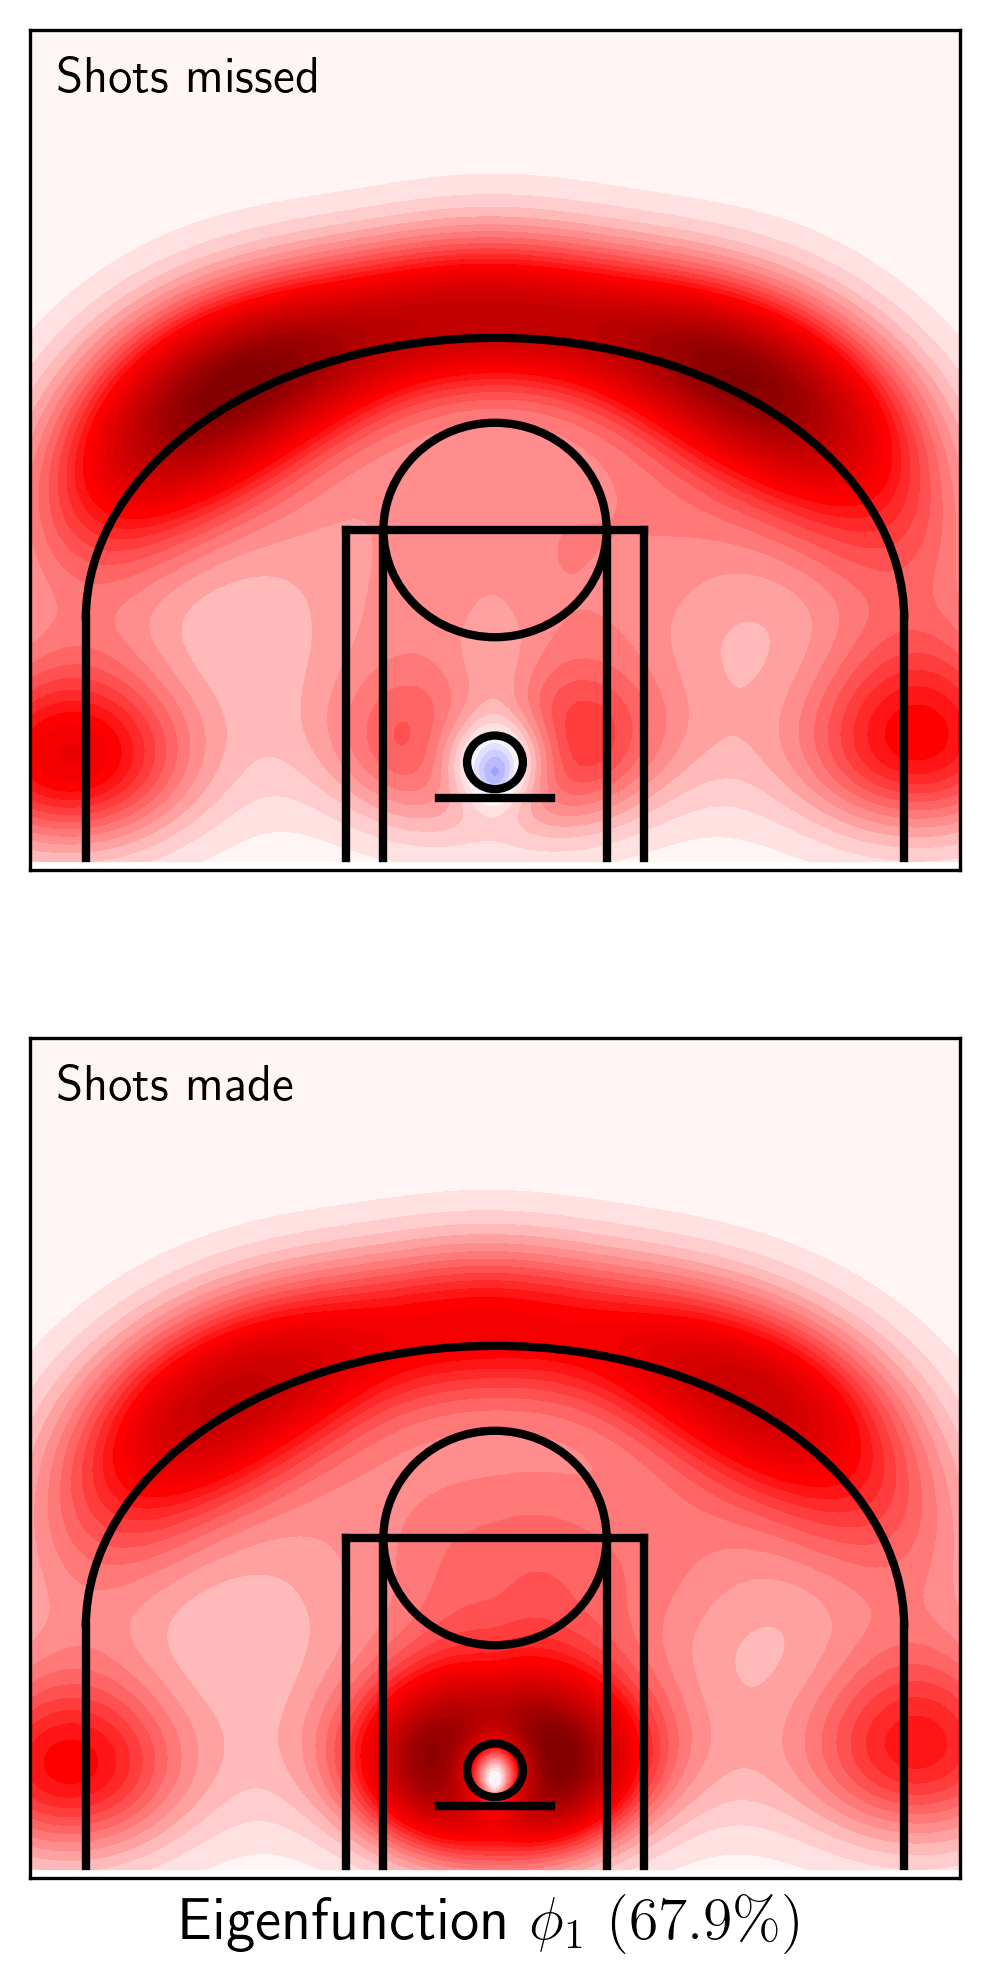
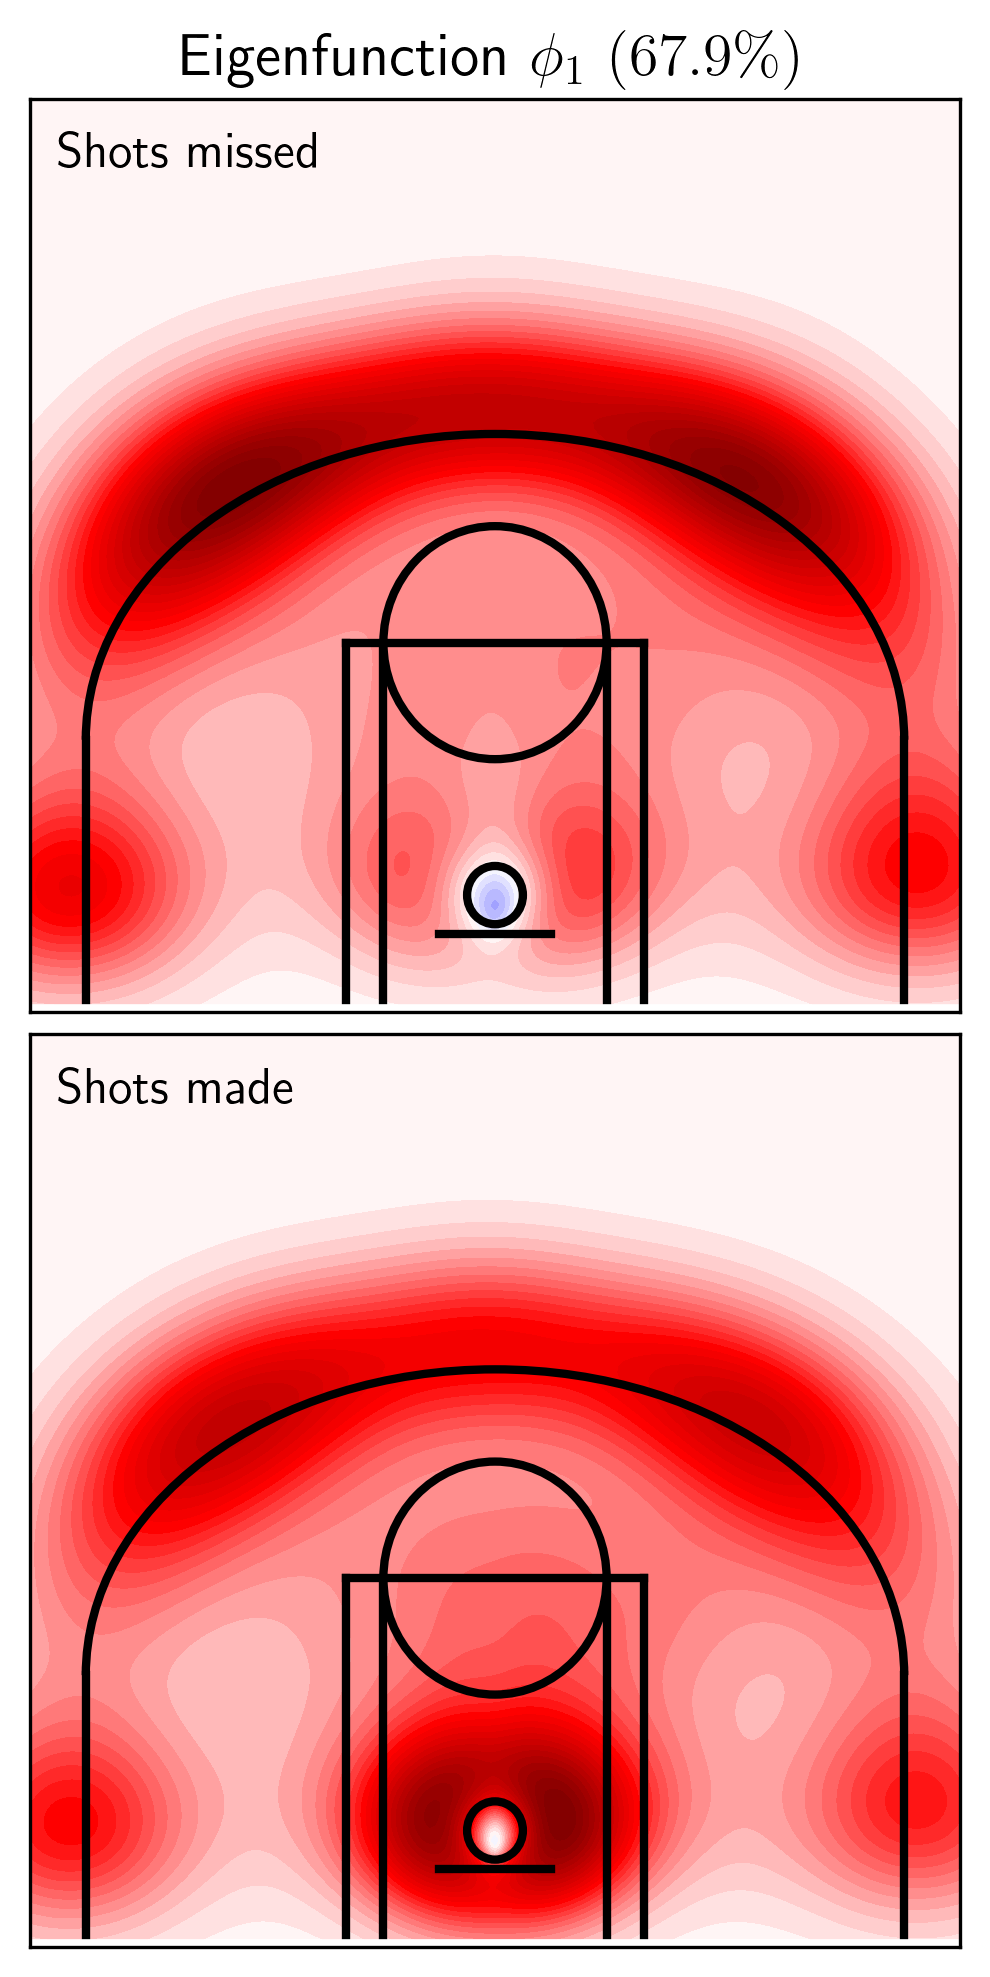
The notebook cell's code change between the first figure and the second:
--- before
+++ after
@@ -14,6 +14,7 @@
         ax[1], mfpca, idx, 1, 'Shots made'
     )
-    ax[1].set_xlabel(f"Eigenfunction $\phi_{{{idx + 1}}}~({pct[idx]:.1f}\%)$", fontsize='x-large')
+    ax[0].set_title(f"Eigenfunction $\phi_{{{idx + 1}}}~({pct[idx]:.1f}\%)$", fontsize='x-large')
 
+    plt.subplots_adjust(hspace=0.025)
     plt.savefig(f'./figures/eigenfunction_{idx + 1}.eps', transparent=True, format='eps')
     plt.show()

Commit: Figures